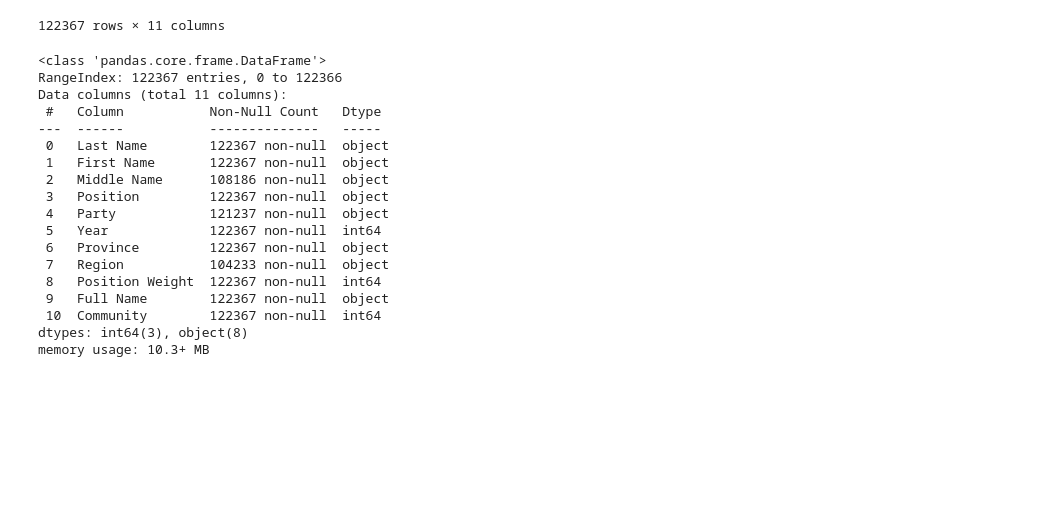
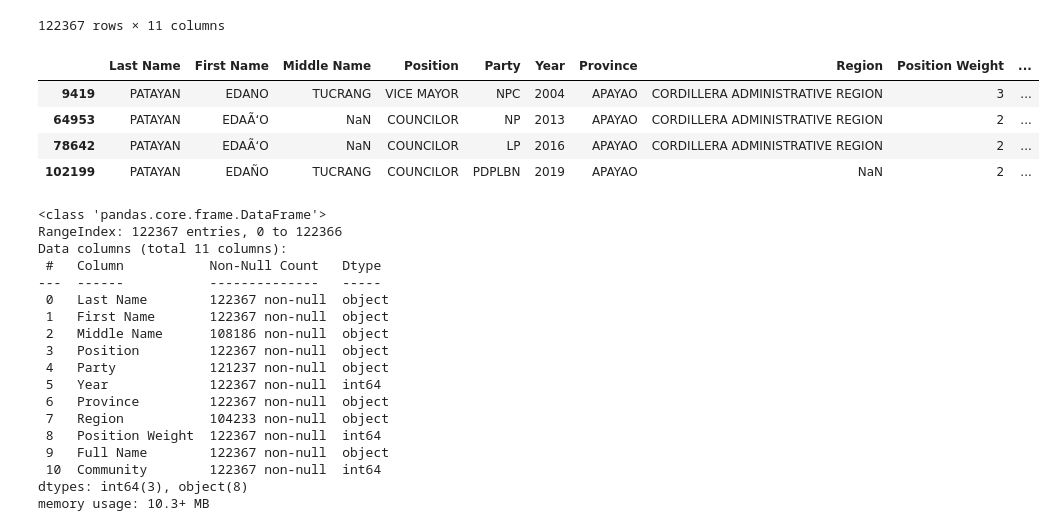
Before and after one commit to stedcheng/elections, a Jupyter notebook: temp.ipynb, the cells around one changed output. Drawn from its saved outputs; the diff is of its cells as text; code cells hidden in the pictures; blank space fills up the shorter version.

```diff
--- a/temp.ipynb
+++ b/temp.ipynb
@@ -17,6 +17,14 @@ df
 | 122365 | DELOSO | MOMAR | ACDOG | COUNCILOR | HUGPNG | 2022 | SURIGAO DEL SUR | REGION XIII | 2 | ... |
 | 122366 | CALLUENG | CONRADO | RUMUSUD | COUNCILOR | PDPLBN | 2022 | CAGAYAN | REGION II | 2 | ... |
 122367 rows × 11 columns
+# %%
+df[df["Last Name"] == "PATAYAN"]
+# %% [output]
+|  | Last Name | First Name | Middle Name | Position | Party | Year | Province | Region | Position Weight | ... |
+| 9419 | PATAYAN | EDANO | TUCRANG | VICE MAYOR | NPC | 2004 | APAYAO | CORDILLERA ADMINISTRATIVE REGION | 3 | ... |
+| 64953 | PATAYAN | EDAÃ‘O | NaN | COUNCILOR | NP | 2013 | APAYAO | CORDILLERA ADMINISTRATIVE REGION | 2 | ... |
+| 78642 | PATAYAN | EDAÃ‘O | NaN | COUNCILOR | LP | 2016 | APAYAO | CORDILLERA ADMINISTRATIVE REGION | 2 | ... |
+| 102199 | PATAYAN | EDAÑO | TUCRANG | COUNCILOR | PDPLBN | 2019 | APAYAO | NaN | 2 | ... |
 # %%
 df.info()
 # %% [output]
```
Also changed, not shown: parts of 9 cells of this notebook, 17 other files.
